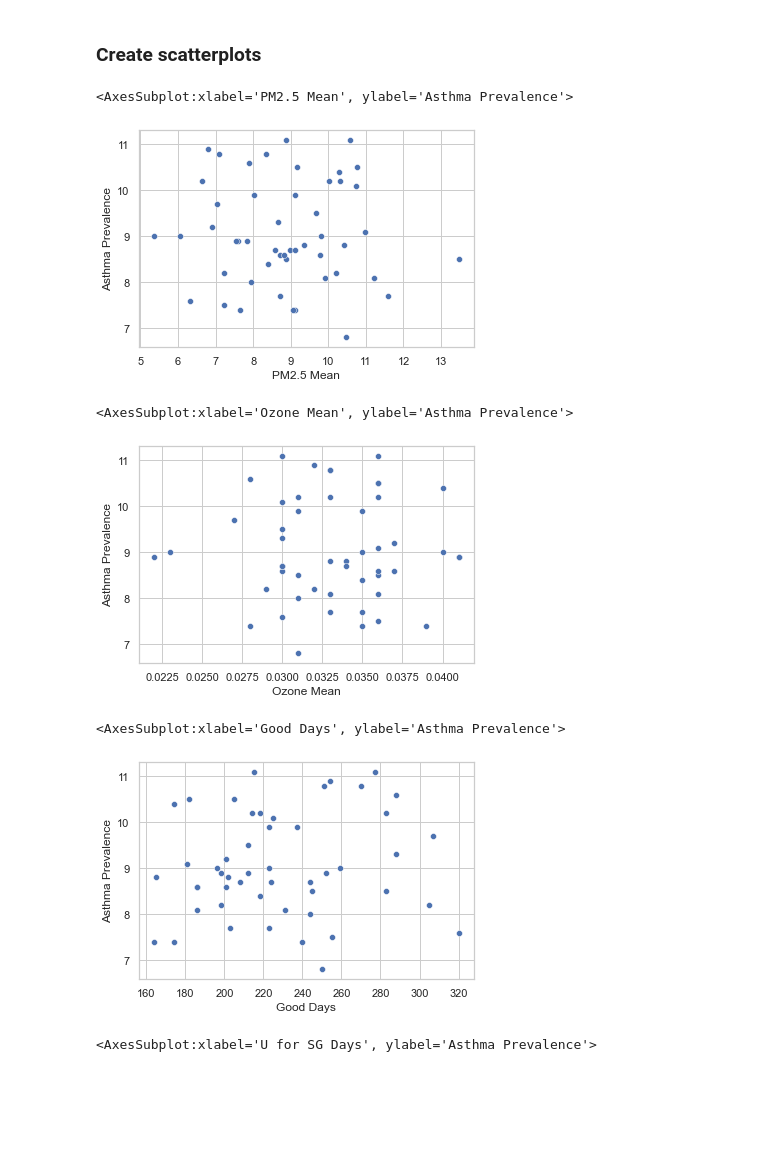
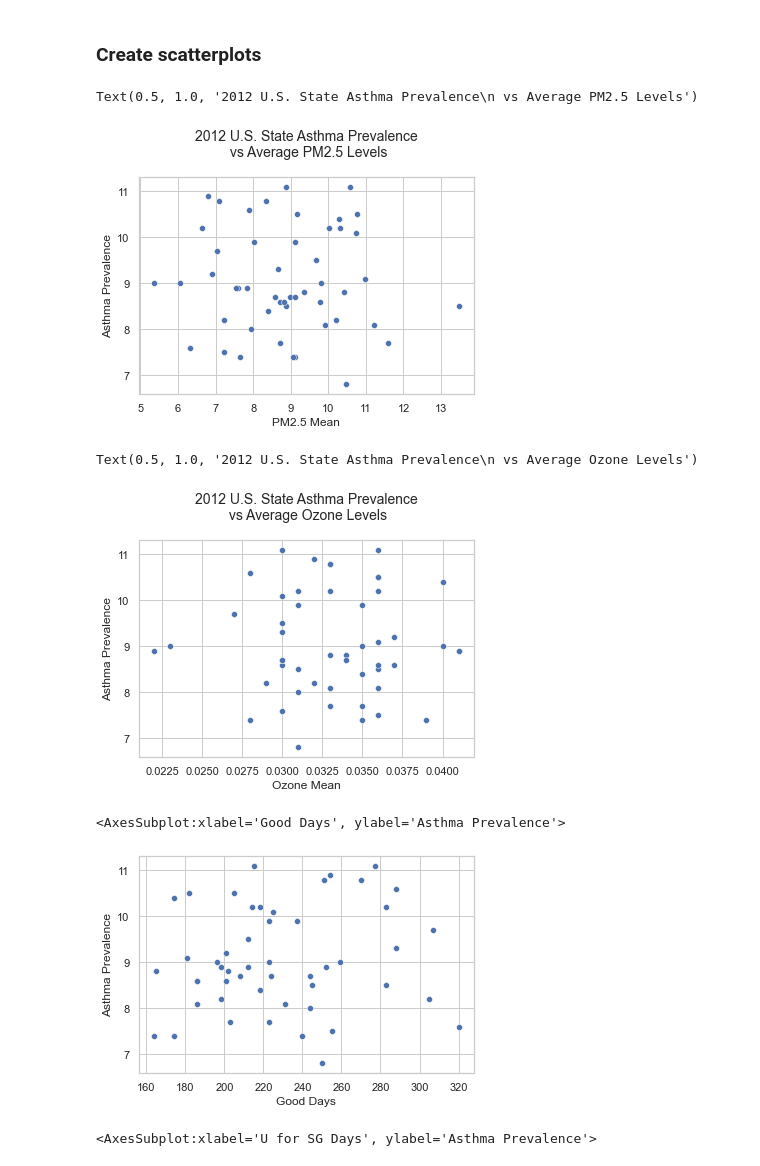
Before and after one commit to mjlaw/FIT_capstone, a Jupyter notebook: Jupyter_notebooks/Air Quality and Asthma.ipynb, the cells around one changed output. Saved outputs shown, nothing was run; the diff lists cells and outputs as text; code cells hidden in the pictures; blank space fills up the shorter version.

```diff
--- a/Jupyter_notebooks/Air Quality and Asthma.ipynb
+++ b/Jupyter_notebooks/Air Quality and Asthma.ipynb
@@ -339,6 +339,7 @@ plt.close()
 # %%
 sns.set(style='whitegrid', context='notebook', rc={'figure.figsize':(6,4)})
 sns.scatterplot(x='PM2.5 Mean', y='Asthma Prevalence', data=merged2012Plotting)
+plt.title('2012 U.S. State Asthma Prevalence\n vs Average PM2.5 Levels', pad=20, fontsize=14)
 # %% [output]
-<AxesSubplot:xlabel='PM2.5 Mean', ylabel='Asthma Prevalence'>
+Text(0.5, 1.0, '2012 U.S. State Asthma Prevalence\n vs Average PM2.5 Levels')
-[figure, old version]
+[figure, new version]
@@ -346,6 +349,7 @@ sns.scatterplot(x='PM2.5 Mean', y='Asthma Prevalence', data=merged2012Plotting)
 plt.close()
 # %%
 sns.scatterplot(x='Ozone Mean', y='Asthma Prevalence', data=merged2012Plotting)
+plt.title('2012 U.S. State Asthma Prevalence\n vs Average Ozone Levels', pad=20, fontsize=14)
 # %% [output]
-<AxesSubplot:xlabel='Ozone Mean', ylabel='Asthma Prevalence'>
+Text(0.5, 1.0, '2012 U.S. State Asthma Prevalence\n vs Average Ozone Levels')
-[figure, old version]
+[figure, new version]
@@ -352,7 +358,2 @@ sns.scatterplot(x='Ozone Mean', y='Asthma Prevalence', data=merged2012Plotting)
 # %%
 plt.close()
-# %%
-sns.scatterplot(x='Good Days', y='Asthma Prevalence', data=merged2012Plotting)
-# %% [output]
-<AxesSubplot:xlabel='Good Days', ylabel='Asthma Prevalence'>
-[figure, removed]
@@ -360,0 +360,5 @@ plt.close()
+# %%
+sns.scatterplot(x='Good Days', y='Asthma Prevalence', data=merged2012Plotting)
+# %% [output]
+<AxesSubplot:xlabel='Good Days', ylabel='Asthma Prevalence'>
+[figure, added]
```
Also changed, not shown: parts of 48 cells of this notebook.
